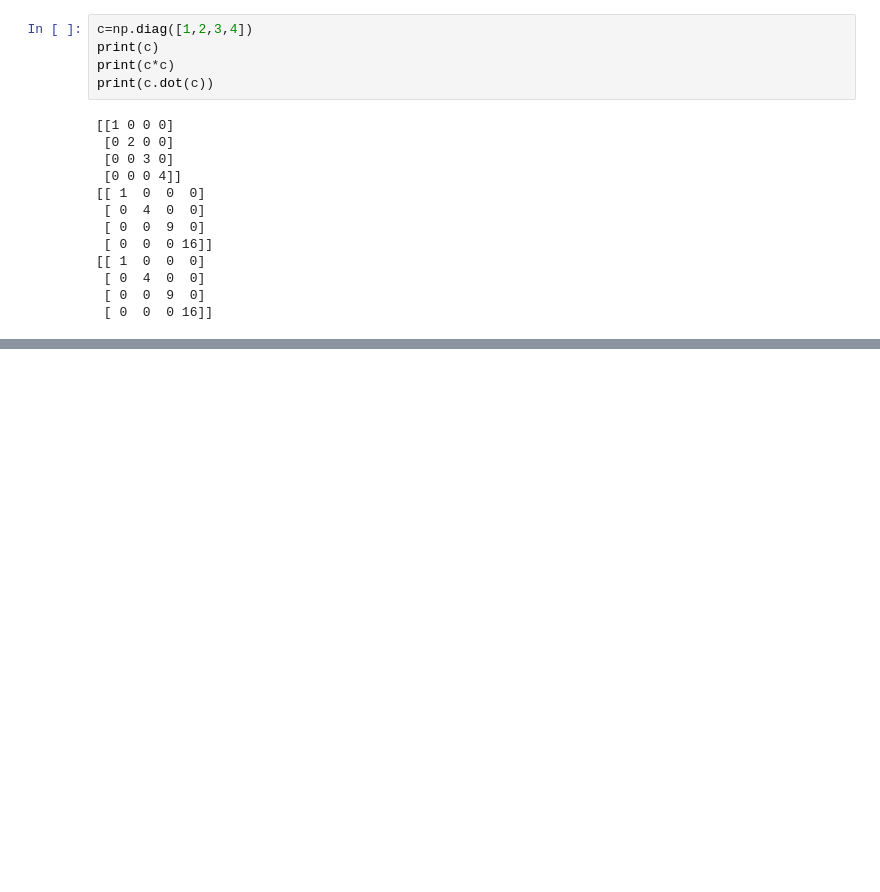
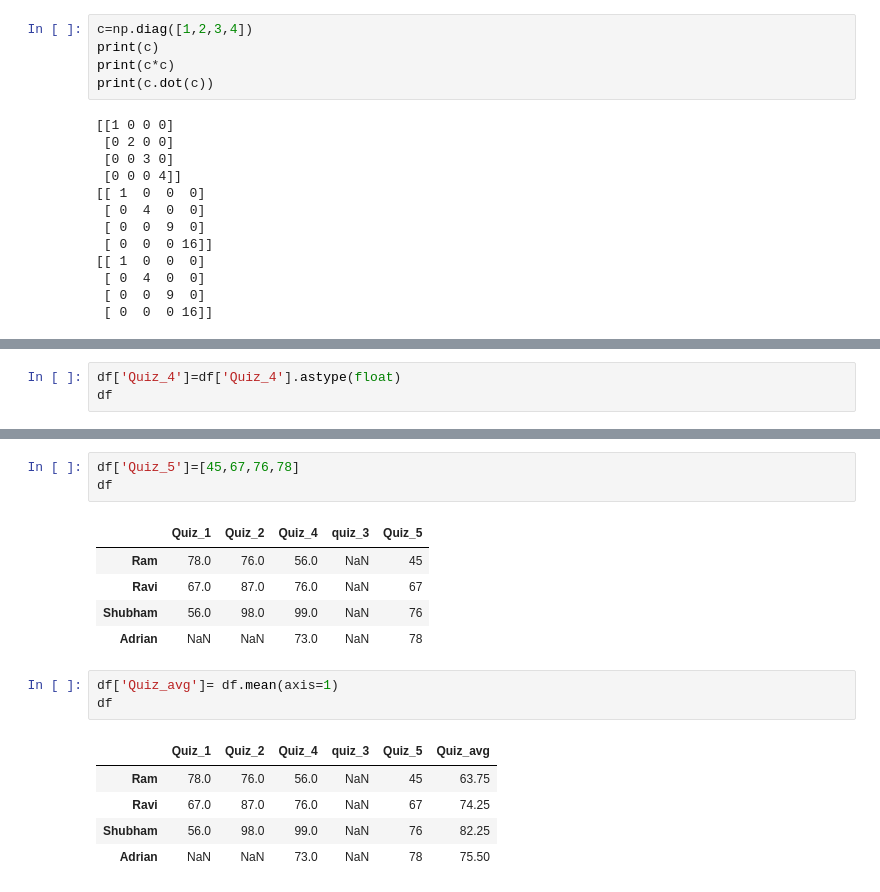
Before and after one commit to Shubham81155/data-science3sem, a Jupyter notebook: datascienceclasses.ipynb, the cells around one changed output, grey strips where cells are left out. Cells and saved outputs as stored; diff of their text form; blank space fills up the shorter version.

```diff
--- a/datascienceclasses.ipynb
+++ b/datascienceclasses.ipynb
@@ -634,0 +825,3 @@ print(c.dot(c))
+# %%
+df['Quiz_4']=df['Quiz_4'].astype(float)
+df
@@ -634,0 +834,18 @@ print(c.dot(c))
+# %%
+df['Quiz_5']=[45,67,76,78]
+df
+# %% [output]
+|  | Quiz_1 | Quiz_2 | Quiz_4 | quiz_3 | Quiz_5 |
+| Ram | 78.0 | 76.0 | 56.0 | NaN | 45 |
+| Ravi | 67.0 | 87.0 | 76.0 | NaN | 67 |
+| Shubham | 56.0 | 98.0 | 99.0 | NaN | 76 |
+| Adrian | NaN | NaN | 73.0 | NaN | 78 |
+# %%
+df['Quiz_avg']= df.mean(axis=1)
+df
+# %% [output]
+|  | Quiz_1 | Quiz_2 | Quiz_4 | quiz_3 | Quiz_5 | Quiz_avg |
+| Ram | 78.0 | 76.0 | 56.0 | NaN | 45 | 63.75 |
+| Ravi | 67.0 | 87.0 | 76.0 | NaN | 67 | 74.25 |
+| Shubham | 56.0 | 98.0 | 99.0 | NaN | 76 | 82.25 |
+| Adrian | NaN | NaN | 73.0 | NaN | 78 | 75.50 |
```
Also changed, not shown: parts of 30 cells of this notebook.
